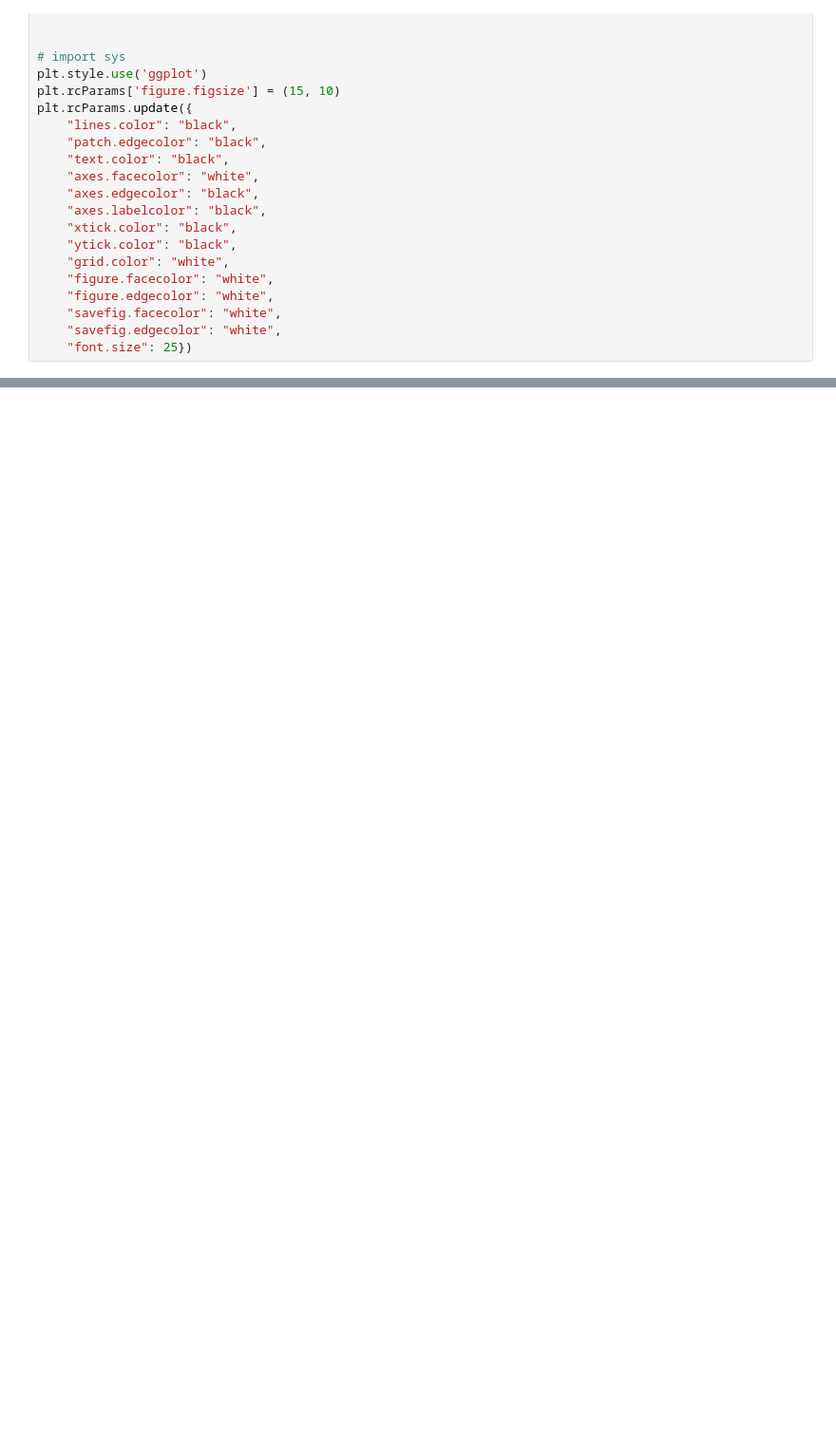
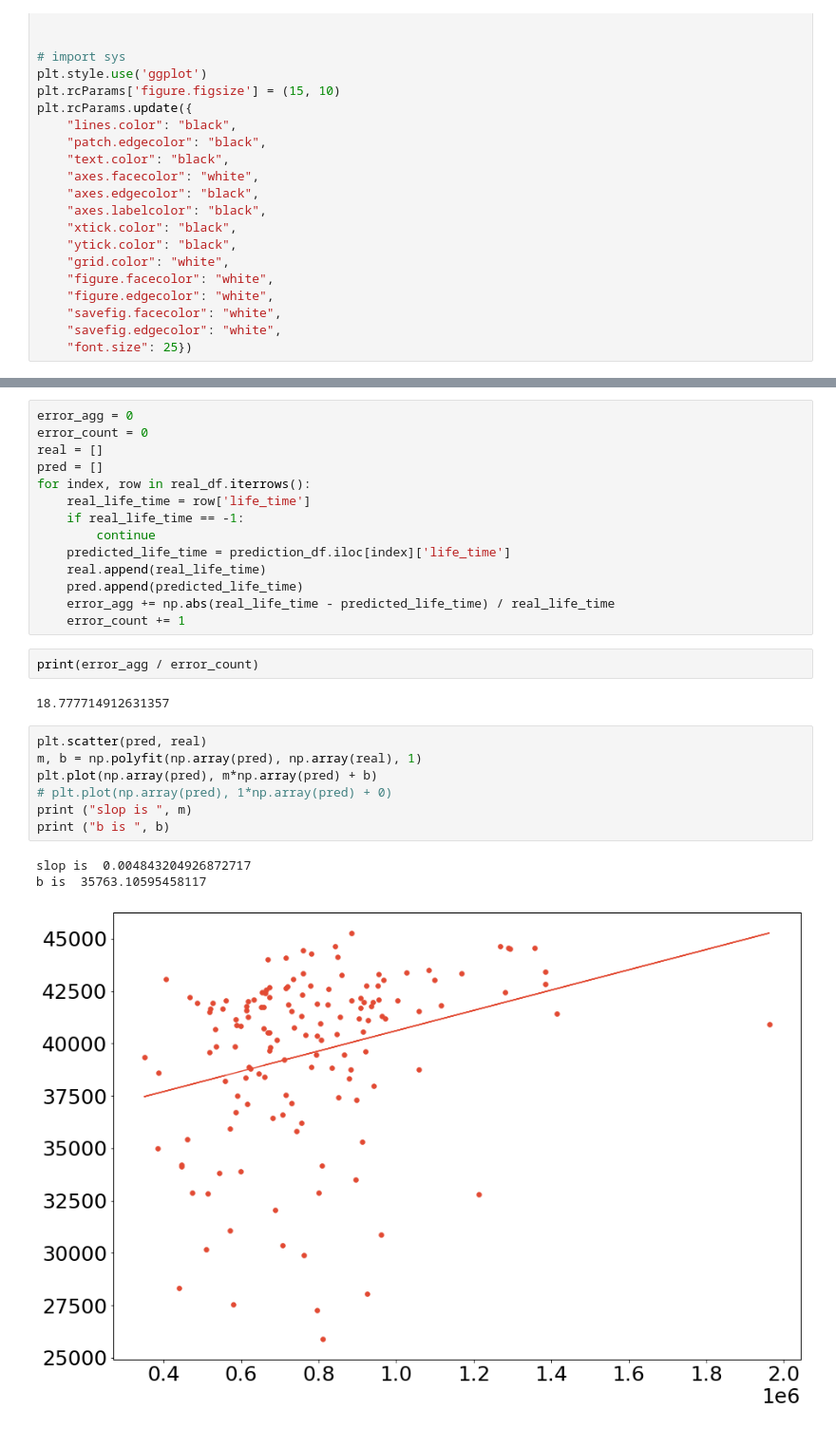
Before and after one commit to SMahdiHosseini/Modeling-Effective-Lifespan-of-Payment-Channels, a Jupyter notebook: lifespan_evaluation/result_sparse_ub.ipynb, the cells around one changed output, grey strips where cells are left out. Shown at 95% size. Cells and saved outputs as stored; diff of their text form; blank space fills up the shorter version.

```diff
--- a/lifespan_evaluation/result_sparse_ub.ipynb
+++ b/lifespan_evaluation/result_sparse_ub.ipynb
@@ -29,0 +28,29 @@ FileNotFoundError: [Errno 2] No such file or directory: 'lifeTimes_real.csv'
+# %%
+error_agg = 0
+error_count = 0
+real = []
+pred = []
+for index, row in real_df.iterrows():
+    real_life_time = row['life_time']
+    if real_life_time == -1:
+        continue
+    predicted_life_time = prediction_df.iloc[index]['life_time']
+    real.append(real_life_time)
+    pred.append(predicted_life_time)
+    error_agg += np.abs(real_life_time - predicted_life_time) / real_life_time
+    error_count += 1
+# %%
+print(error_agg / error_count)
+# %% [output]
+18.777714912631357
+# %%
+plt.scatter(pred, real)
+m, b = np.polyfit(np.array(pred), np.array(real), 1)
+plt.plot(np.array(pred), m*np.array(pred) + b)
+# plt.plot(np.array(pred), 1*np.array(pred) + 0)
+print ("slop is ", m)
+print ("b is ", b)
+# %% [output]
+slop is  0.004843204926872717
+b is  35763.10595458117
+[figure, added]
```
Also changed, not shown: parts of 1 cell of this notebook, 12 other files.
